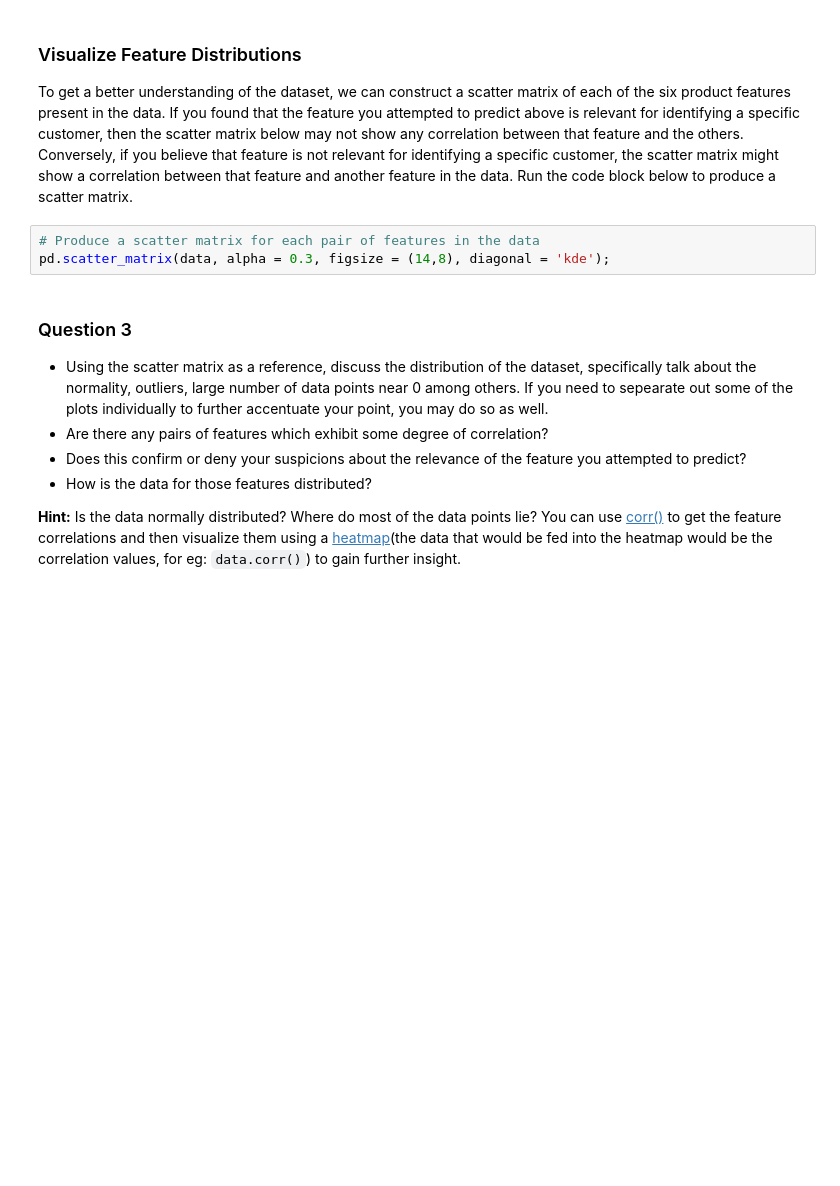
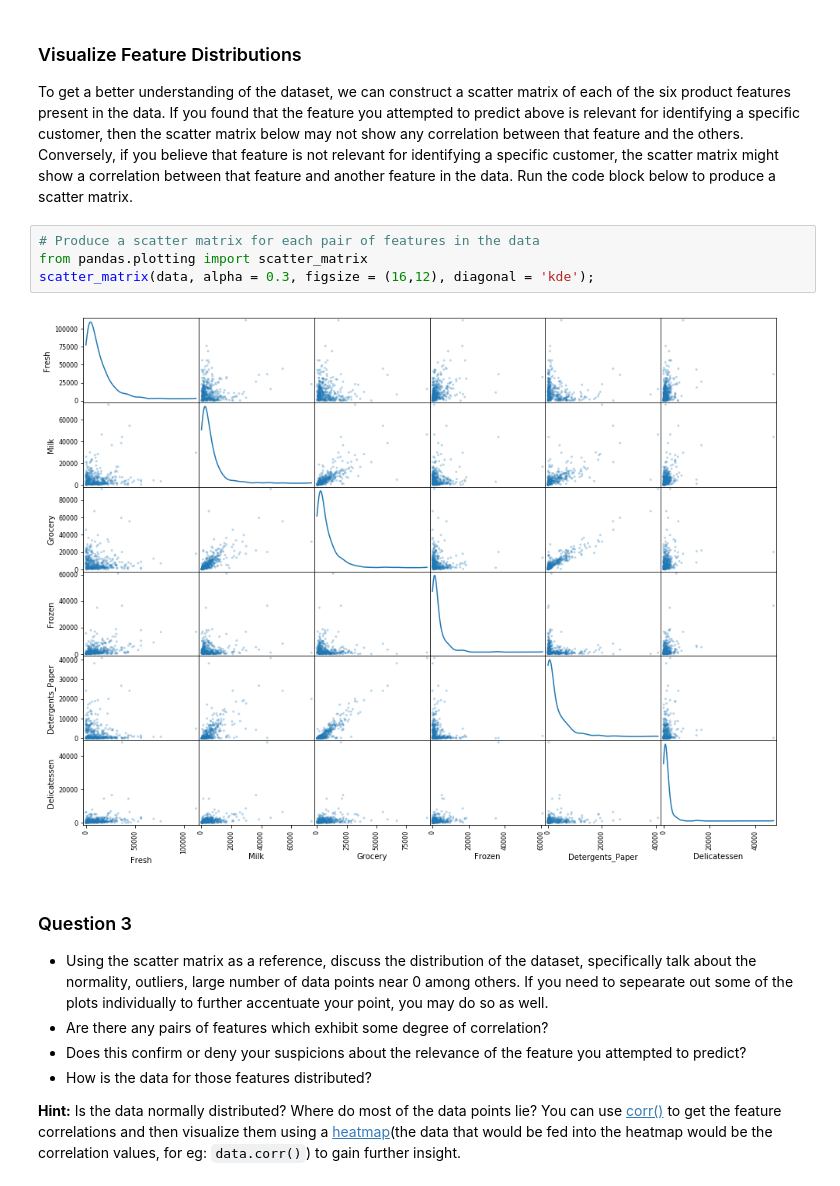
Before and after one commit to cidmedeiros/ml-projects, a Jupyter notebook: projects/customer_segments/customer_segments.ipynb, the cells around one changed output. Saved outputs shown, nothing was run; the diff lists cells and outputs as text; blank space fills up the shorter version.

```diff
--- a/projects/customer_segments/customer_segments.ipynb
+++ b/projects/customer_segments/customer_segments.ipynb
@@ -142,7 +146,10 @@ score
 To get a better understanding of the dataset, we can construct a scatter matrix of each of the six product features present in the data. If you found that the feature you attempted to predict above is relevant for identifying a specific customer, then the scatter matrix below may not show any correlation between that feature and the others. Conversely, if you believe that feature is not relevant for identifying a specific customer, the scatter matrix might show a correlation between that feature and another feature in the data. Run the code block below to produce a scatter matrix.
 # %%
 # Produce a scatter matrix for each pair of features in the data
-pd.scatter_matrix(data, alpha = 0.3, figsize = (14,8), diagonal = 'kde');
+from pandas.plotting import scatter_matrix
+scatter_matrix(data, alpha = 0.3, figsize = (16,12), diagonal = 'kde');
+# %% [output]
+[figure, added]
 # %% [markdown]
 ### Question 3
 * Using the scatter matrix as a reference, discuss the distribution of the dataset, specifically talk about the normality, outliers, large number of data points near 0 among others. If you need to sepearate out some of the plots individually to further accentuate your point, you may do so as well.
```
Also changed, not shown: parts of 4 cells of this notebook.
